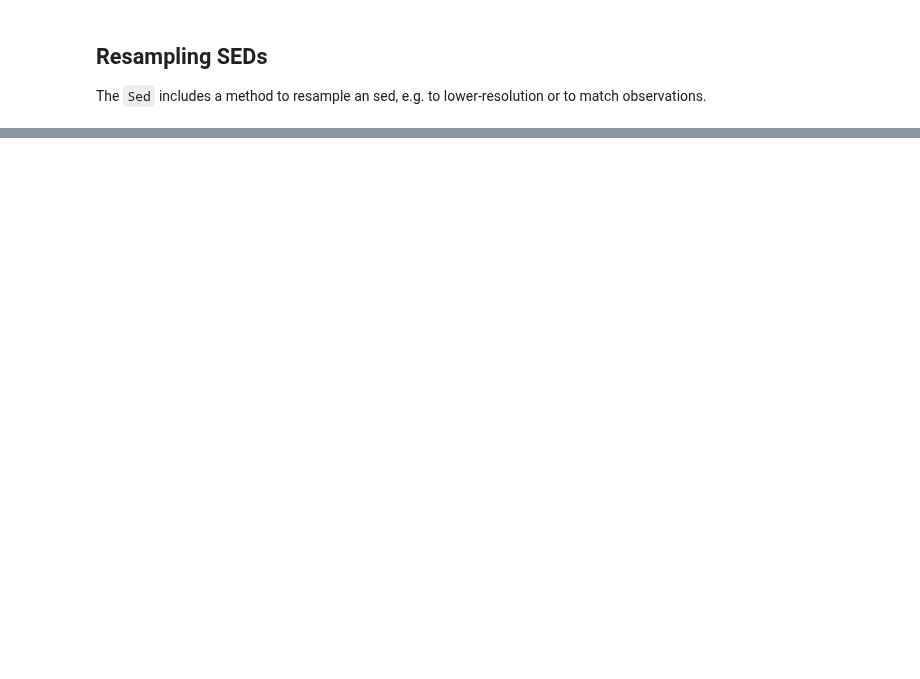
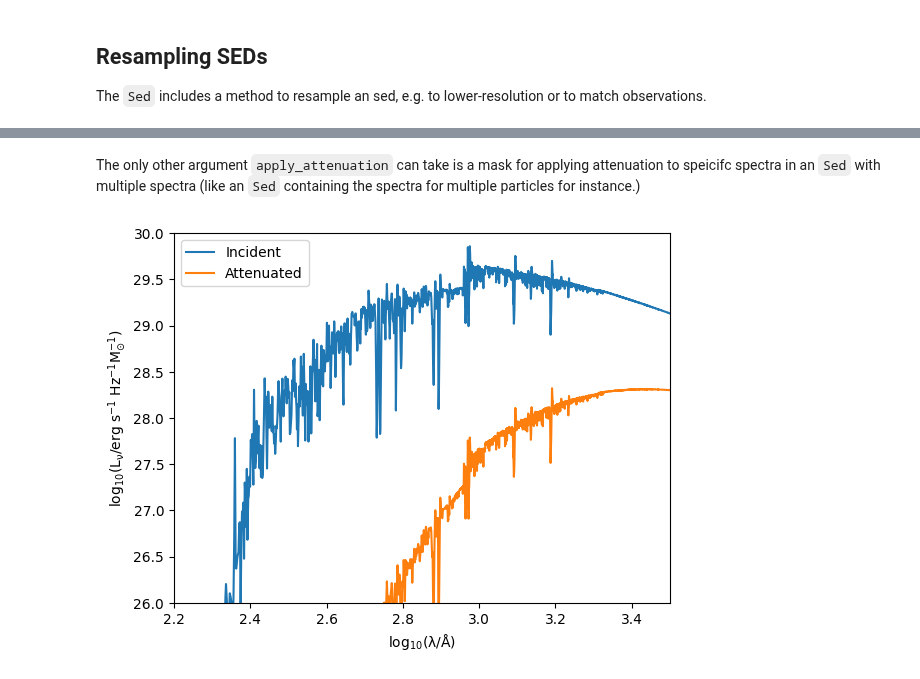
Before and after one commit to tHarvey303/synthesizer, a Jupyter notebook: docs/source/sed.ipynb, the cells around one changed output, grey strips where cells are left out. Drawn from its saved outputs; the diff is of its cells as text; code cells hidden in the pictures; blank space fills up the shorter version.

```diff
--- a/docs/source/sed.ipynb
+++ b/docs/source/sed.ipynb
@@ -199,0 +308,16 @@ print(sed.measure_bolometric_luminosity()/sed3.measure_bolometric_luminosity())
+# %% [markdown]
+The only other argument `apply_attenuation` can take is a mask for applying attenuation to speicifc spectra in an `Sed` with multiple spectra (like an `Sed` containing the spectra for multiple particles for instance.)
+# %%
+sed7_att = sed4.apply_attenuation(tau_v=0.7, mask=np.array([1, 0, 0, 0, 0, 0, 0, 0], dtype=bool))
+
+plt.plot(np.log10(sed7_att.lam), np.log10(sed4.lnu[1, :]), label="Incident")
+plt.plot(np.log10(sed7_att.lam), np.log10(sed7_att.lnu[0, :]), label="Attenuated")
+plt.xlim(2.2, 3.5)
+plt.ylim(26., 30.0)
+plt.xlabel(r"$\rm log_{10}(\lambda/\AA)$")
+plt.ylabel(r"$\rm log_{10}(L_{\nu}/erg\ s^{-1}\ Hz^{-1} M_{\odot}^{-1})$")
+plt.legend()
+plt.show()
+plt.close()
+# %% [output]
+[figure, added]
```
Also changed, not shown: parts of 34 cells of this notebook.
